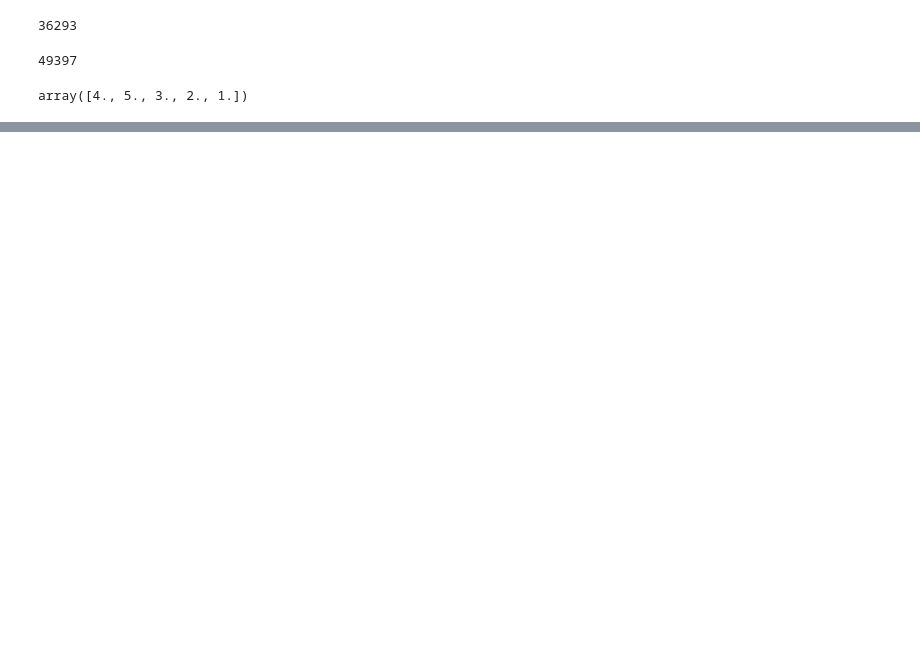
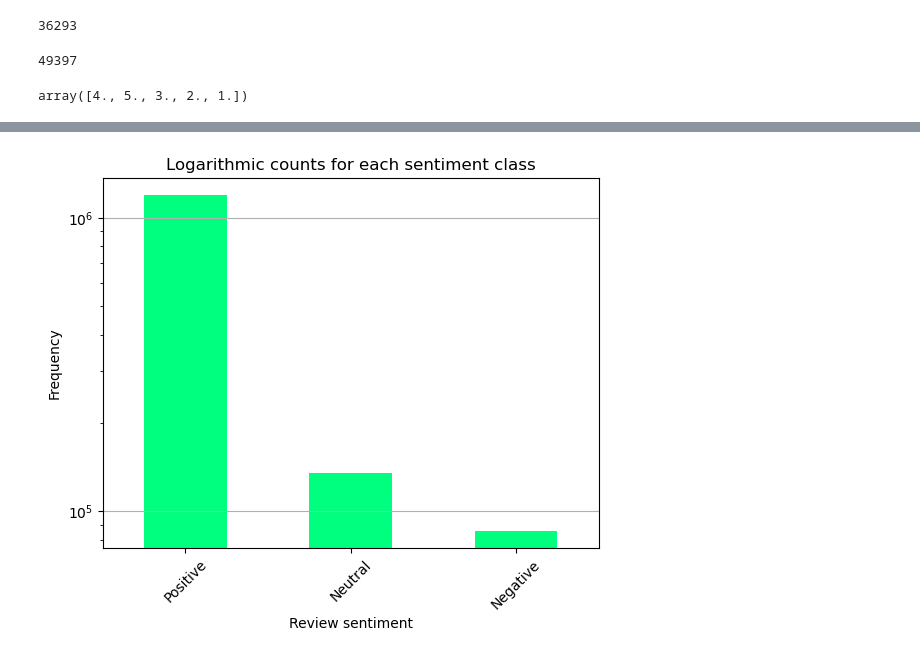
Before and after one commit to AmeerAliSaleem/MA4J5_Project, a Jupyter notebook: Kindle data pre-processing.ipynb, the cells around one changed output, grey strips where cells are left out. Drawn from its saved outputs; the diff is of its cells as text; code cells hidden in the pictures; blank space fills up the shorter version.

```diff
--- a/Kindle data pre-processing.ipynb
+++ b/Kindle data pre-processing.ipynb
@@ -184,0 +202,7 @@ balanced_df.to_csv("kindle_balanced.csv")
+# %%
+df_sent = df_new.copy()
+# %%
+scores_to_sentiment = {1:'Negative', 2:'Negative', 3:'Neutral', 4:'Positive', 5:'Positive'}
+
+# replace scores with sentiment labels
+df_sent['overall'] = df_sent['overall'].replace(scores_to_sentiment)
@@ -184,0 +226,11 @@ balanced_df.to_csv("kindle_balanced.csv")
+# %%
+df_sent['overall'].value_counts().plot(kind='bar', color='springgreen')
+plt.title('Logarithmic counts for each sentiment class')
+plt.xlabel('Review sentiment')
+plt.ylabel('Frequency')
+plt.yscale('log')
+plt.xticks(rotation=45)  # Rotate x labels if needed
+plt.grid(axis='y')
+plt.show()
+# %% [output]
+[figure, added]
```
Also changed, not shown: parts of 18 cells of this notebook.
